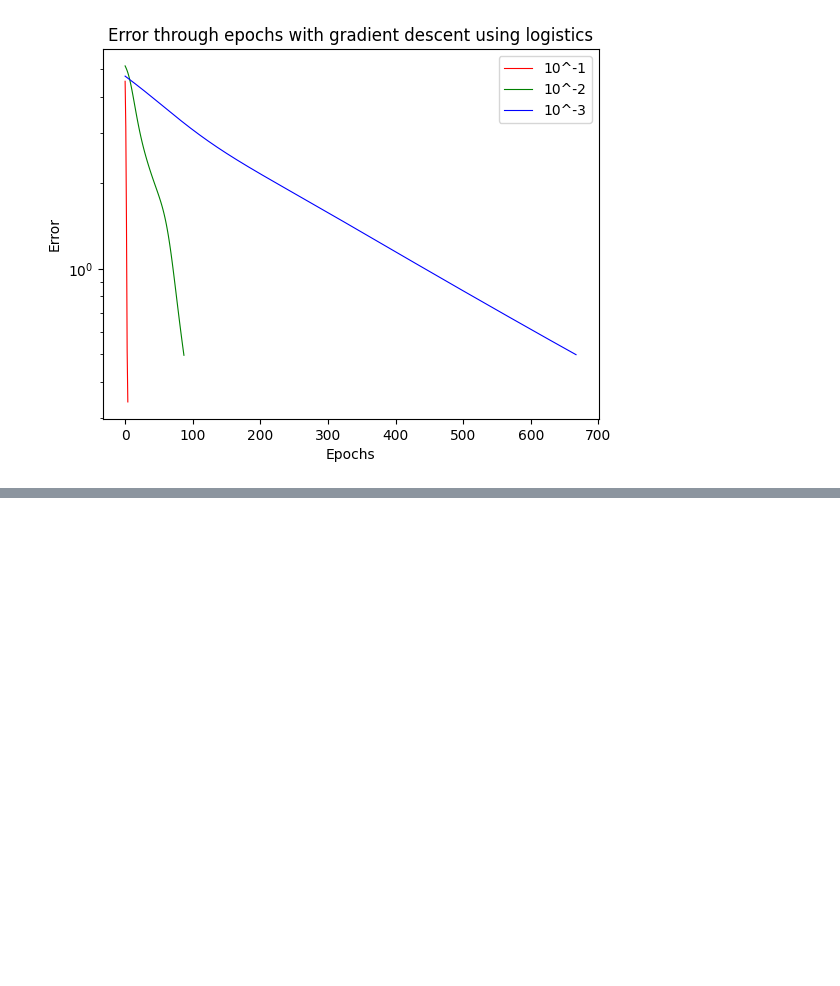
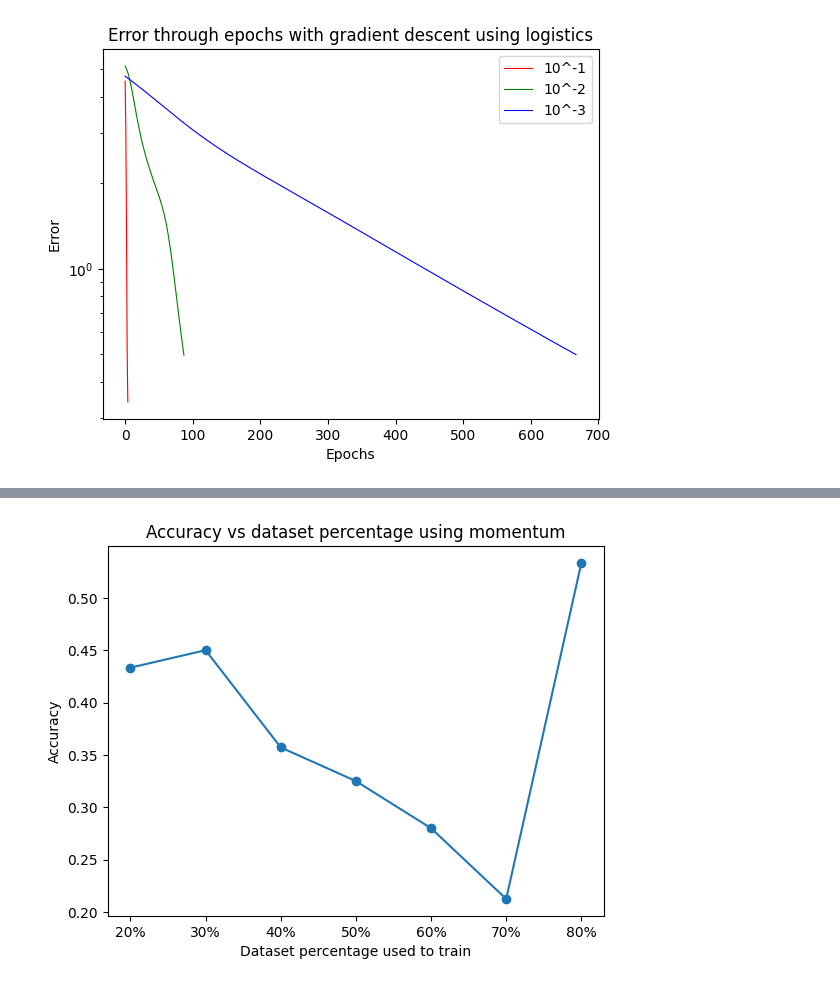
Before and after one commit to ichayer/sia, a Jupyter notebook: tp3/ejercicio3b.ipynb, the cells around one changed output, grey strips where cells are left out. Drawn from its saved outputs; the diff is of its cells as text; code cells hidden in the pictures; blank space fills up the shorter version.

```diff
--- a/tp3/ejercicio3b.ipynb
+++ b/tp3/ejercicio3b.ipynb
@@ -300,0 +485,71 @@ Network thinks that  Par is the output and it is  Impar value 0.9773694007367573
+# %%
+from tp3.src.trainer import evaluate_multilayer_perceptron, train_multilayer_perceptron
+
+'''
+    Accurancy vs dataset percentage
+'''
+
+config = TrainerConfig.from_file("ejercicio3-b-config.json")
+
+with open("./digits.txt", "r") as file:
+    # Leer cada línea del archivo y convertirla en una lista de enteros
+    numbers = [[int(num) for num in line.split()] for line in file]
+
+# Convertir la lista de listas en un vector de números
+vector = [num for sublist in numbers for num in sublist]
+
+dataset_input = [vector[i : i + 35] for i in range(0, len(vector), 35)]
+
+dataset_outputs = [[1], [-1], [1], [-1], [1], [-1], [1], [-1], [1], [-1]]
+
+run_ids_dataset_percentages = ['20%','30%','40%', '50%', '60%', '70%', '80%']
+total_input = len(dataset_input)
+results=[]
+accuracy_results = []
+for k in range(0, 50):
+    print(k)
+    print("th iterationNNNNNNNNNNNNNNNNNNNNNNNNNNNNNNNNNNNNNNNNNNNNNNNNNNNNNNNNNNNNN")
+    accuracy_results = []
+    for(i, dataset_percentage) in enumerate(run_ids_dataset_percentages):
+        l = (i+1)
+        ok = 0
+        multilayer_perceptron_parity = get_multilayer(Momentum(), [35, 15, 1])
+        training_results = train_multilayer_perceptron(
+            multilayer_perceptron=multilayer_perceptron_parity,
+            dataset=dataset_input[:l],
+            dataset_outputs=dataset_outputs[:l],
+            config=config,
+        )
+
+        evaluation_results = evaluate_multilayer_perceptron(
+            multilayer_perceptron=multilayer_perceptron_parity,
+            dataset=dataset_input[l:],
+            dataset_outputs=dataset_outputs[l:],
+            error_func=config.error_func,
+            print_output=True,
+            acceptable_error=config.acceptable_error,
+        )
+
+        network_errors = evaluation_results["err"]
+        network_expected = evaluation_results["expected_output"]
+        network_output = evaluation_results["network_output"]
+        for j in range(len(network_output)):
+            output = "Par" if 0 <= network_output[j][0] <= 1 else "Impar"
+            input = "Par" if 0 <= network_expected[j][0] <= 1 else "Impar"
+            if output == input:
+                ok += 1
+            # print("Network thinks that ", output, "is the output and it is ", input, "value", network_output[j][0])
+        accuracy_results.append(ok/(total_input-l))
+    results.append(accuracy_results)
+    print(results)
+
+average = np.average(results, axis=0)
+print(average)
+
+plt.figure()
+plt.plot(run_ids_dataset_percentages, average, '-o')
+plt.xlabel('Dataset percentage used to train')
+plt.ylabel('Accuracy')
+plt.title('Accuracy vs dataset percentage using momentum')
+plt.show()
+# %% [output]
@@ -300,0 +573 @@ Network thinks that  Par is the output and it is  Impar value 0.9773694007367573
+[figure, added]
```
Also changed, not shown: parts of 5 cells of this notebook.
